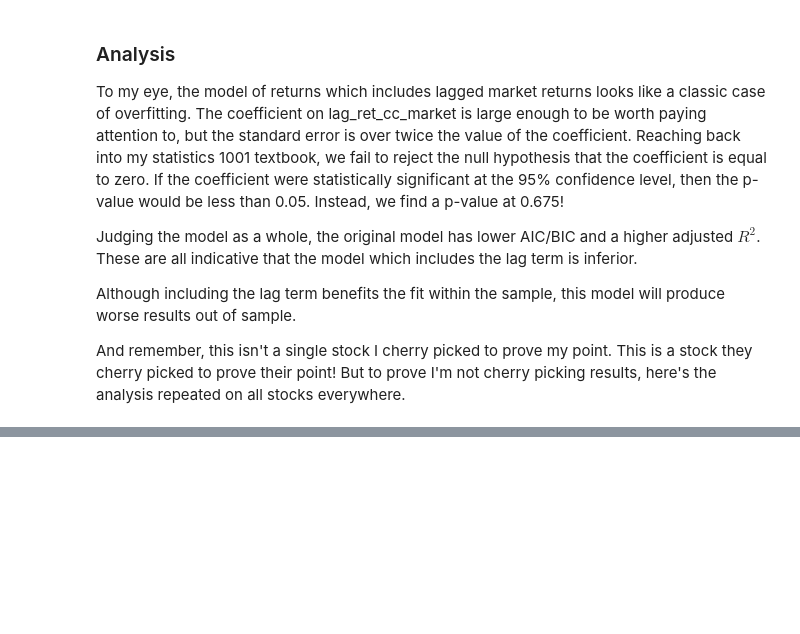
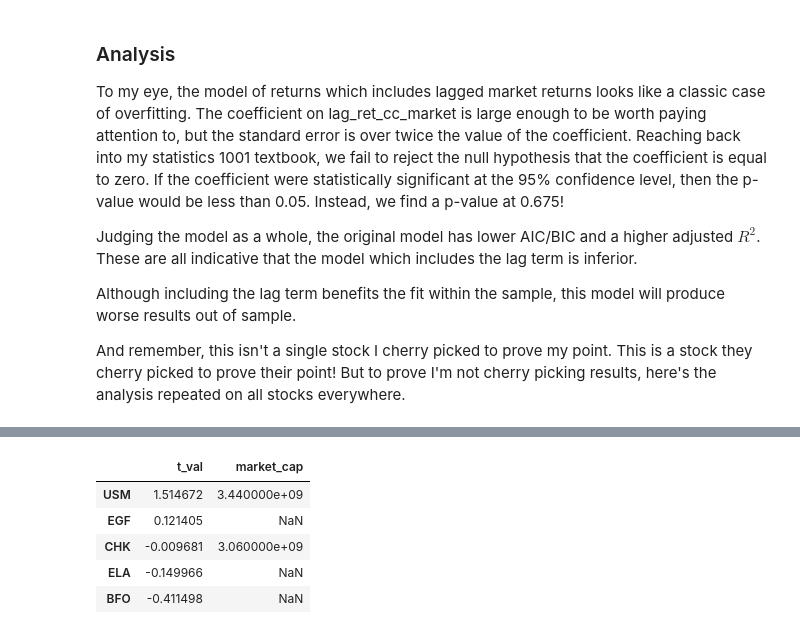
Before and after one commit to Anhmike/wmcm, a Jupyter notebook: ddm_tests/Beta_Lag_Effect.ipynb, the cells around one changed output, grey strips where cells are left out. Cells and saved outputs as stored; diff of their text form; code cells hidden in the pictures; blank space fills up the shorter version.

```diff
--- a/ddm_tests/Beta_Lag_Effect.ipynb
+++ b/ddm_tests/Beta_Lag_Effect.ipynb
@@ -178,0 +250,11 @@ Blah, blah, blah.
+# %%
+plot_data.drop('market', inplace=True)
+plot_data = get_plot_data(plot_data)
+plot_data.head()
+# %% [output]
+|  | t_val | market_cap |
+| USM | 1.514672 | 3.440000e+09 |
+| EGF | 0.121405 | NaN |
+| CHK | -0.009681 | 3.060000e+09 |
+| ELA | -0.149966 | NaN |
+| BFO | -0.411498 | NaN |
```
Also changed, not shown: parts of 16 cells of this notebook, 2 other files.
